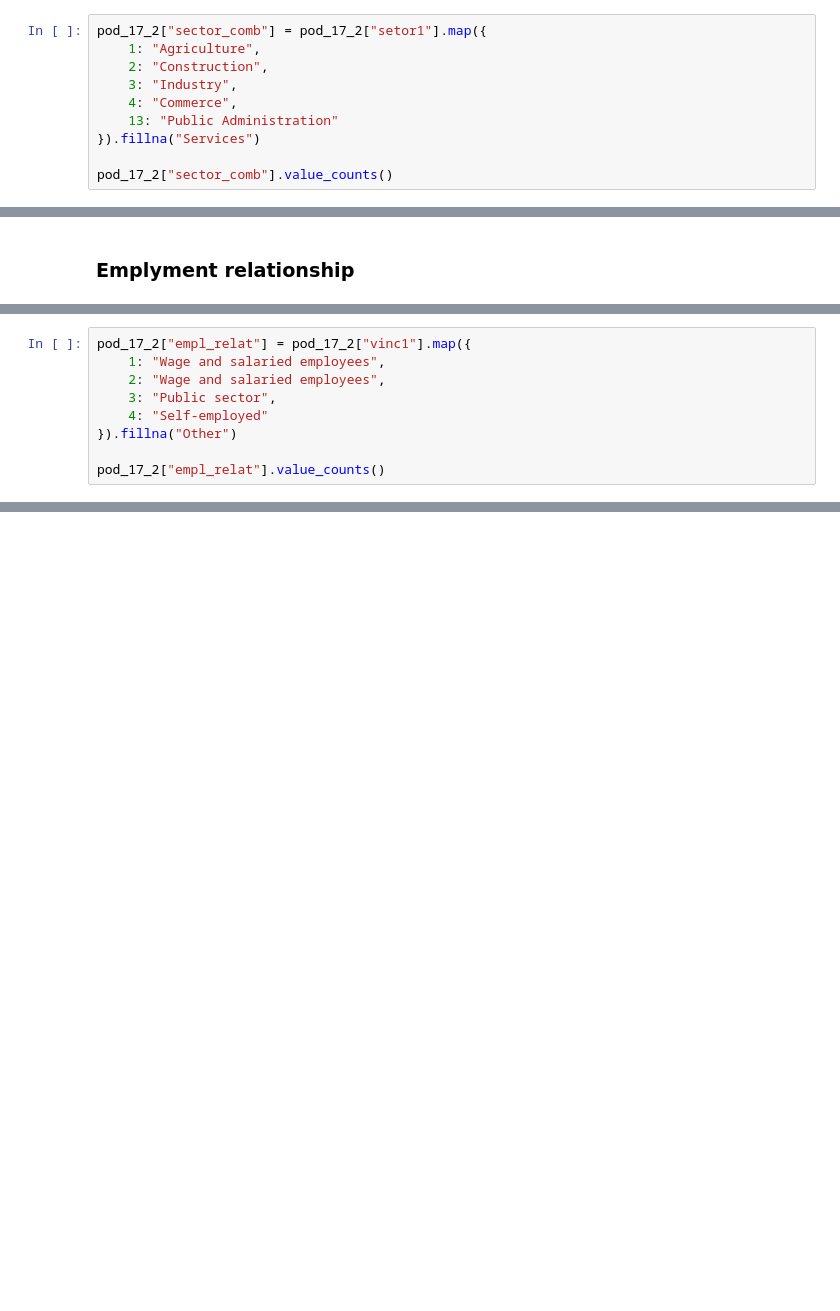
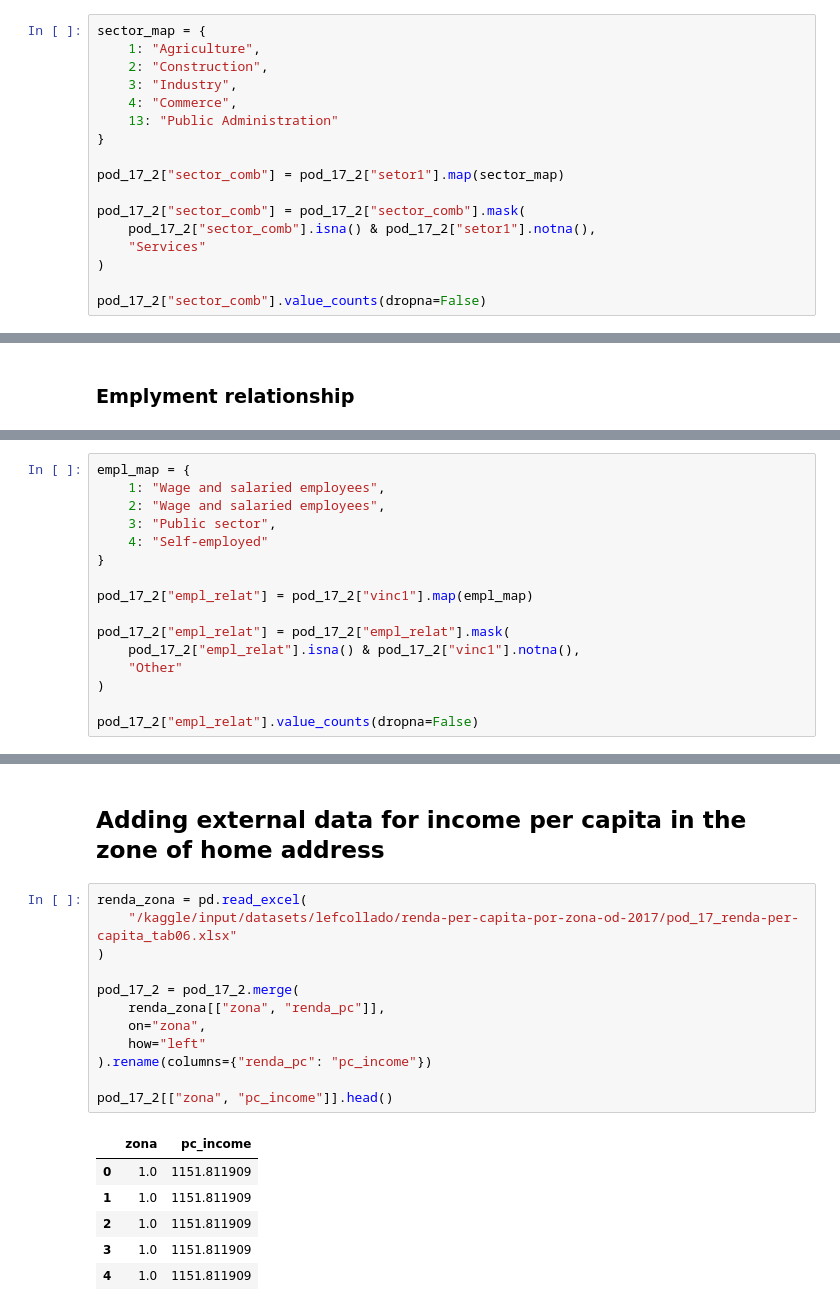
Before and after one commit to lefcollado/hertie-thesis, a Jupyter notebook: pesquisaod-2017-preproc.ipynb, the cells around one changed output, grey strips where cells are left out. Drawn from its saved outputs; the diff is of its cells as text; blank space fills up the shorter version.

```diff
--- a/pesquisaod-2017-preproc.ipynb
+++ b/pesquisaod-2017-preproc.ipynb
@@ -544,14 +544,21 @@ setor1
 1.0       199
 Name: count, dtype: int64
 # %%
-pod_17_2["sector_comb"] = pod_17_2["setor1"].map({
+sector_map = {
     1: "Agriculture",
     2: "Construction",
     3: "Industry",
     4: "Commerce",
     13: "Public Administration"
-}).fillna("Services")
+}
 
-pod_17_2["sector_comb"].value_counts()
+pod_17_2["sector_comb"] = pod_17_2["setor1"].map(sector_map)
+
+pod_17_2["sector_comb"] = pod_17_2["sector_comb"].mask(
+    pod_17_2["sector_comb"].isna() & pod_17_2["setor1"].notna(),
+    "Services"
+)
+
+pod_17_2["sector_comb"].value_counts(dropna=False)
 # %% [output]
 sector_comb
@@ -578,13 +587,20 @@ vinc1
 8.0      417
 Name: count, dtype: int64
 # %%
-pod_17_2["empl_relat"] = pod_17_2["vinc1"].map({
+empl_map = {
     1: "Wage and salaried employees",
     2: "Wage and salaried employees",
     3: "Public sector",
     4: "Self-employed"
-}).fillna("Other")
+}
 
-pod_17_2["empl_relat"].value_counts()
+pod_17_2["empl_relat"] = pod_17_2["vinc1"].map(empl_map)
+
+pod_17_2["empl_relat"] = pod_17_2["empl_relat"].mask(
+    pod_17_2["empl_relat"].isna() & pod_17_2["vinc1"].notna(),
+    "Other"
+)
+
+pod_17_2["empl_relat"].value_counts(dropna=False)
 # %% [output]
 empl_relat
@@ -595,0 +627,21 @@ Name: count, dtype: int64
+# %% [markdown]
+## Adding external data for income per capita in the zone of home address
+# %%
+renda_zona = pd.read_excel(
+    "/kaggle/input/datasets/lefcollado/renda-per-capita-por-zona-od-2017/pod_17_renda-per-capita_tab06.xlsx"
+)
+
+pod_17_2 = pod_17_2.merge(
+    renda_zona[["zona", "renda_pc"]],
+    on="zona",
+    how="left"
+).rename(columns={"renda_pc": "pc_income"})
+
+pod_17_2[["zona", "pc_income"]].head()
+# %% [output]
+|  | zona | pc_income |
+| 0 | 1.0 | 1151.811909 |
+| 1 | 1.0 | 1151.811909 |
+| 2 | 1.0 | 1151.811909 |
+| 3 | 1.0 | 1151.811909 |
+| 4 | 1.0 | 1151.811909 |
```
Also changed, not shown: parts of 27 cells of this notebook.
